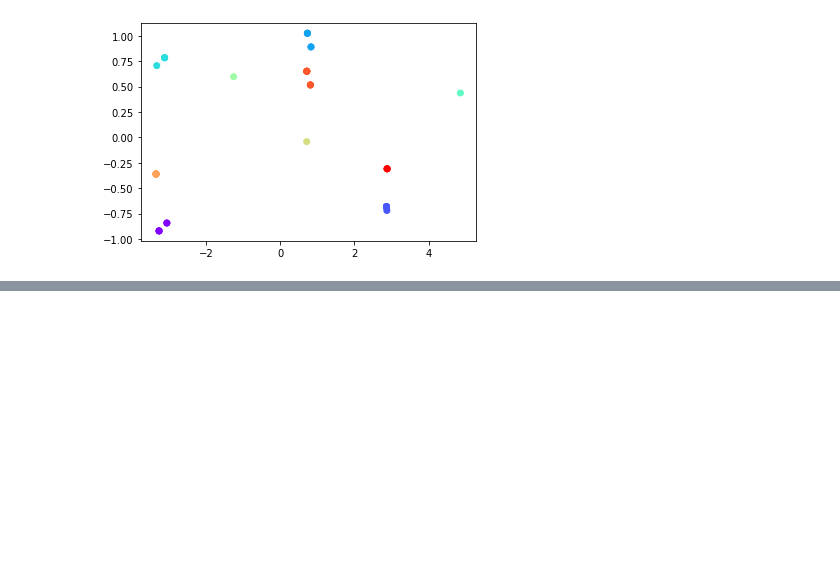
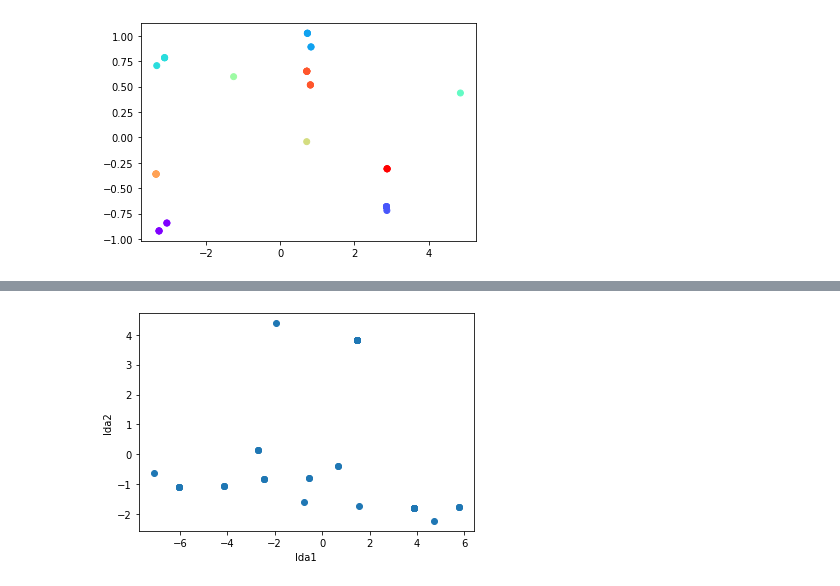
Before and after one commit to JumanaRahim/Lab, a Jupyter notebook: exp.no.5/PCA_and_LDA.ipynb, the cells around one changed output, grey strips where cells are left out. Saved outputs shown, nothing was run; the diff lists cells and outputs as text; code cells hidden in the pictures; blank space fills up the shorter version.

```diff
--- a/exp.no.5/PCA_and_LDA.ipynb
+++ b/exp.no.5/PCA_and_LDA.ipynb
@@ -116,0 +120,10 @@ plt.scatter(xaxis,yaxis,c=labels,cmap="rainbow")
+# %%
+x=file[["hair","feathers","eggs","milk","aquatic","predator","toothed","backbone","breathes","legs"]]
+# %%
+y=file['class_type']
+# %%
+from sklearn.discriminant_analysis import LinearDiscriminantAnalysis
+lda = LinearDiscriminantAnalysis(n_components=2)
+ldacomponents=lda.fit_transform(x,y)
+newdf=pd.DataFrame(data=ldacomponents,columns=["lda1","lda2"])
+newdf
@@ -116,0 +148,11 @@ plt.scatter(xaxis,yaxis,c=labels,cmap="rainbow")
+# %%
+Xaxis=newdf['lda1']
+Yaxis=newdf['lda2']
+# %%
+import matplotlib.pyplot as plt
+plt.scatter(Xaxis,Yaxis)
+plt.xlabel('lda1')
+plt.ylabel('lda2')
+plt.show()
+# %% [output]
+[figure, added]
```
Also changed, not shown: parts of 8 cells of this notebook.
